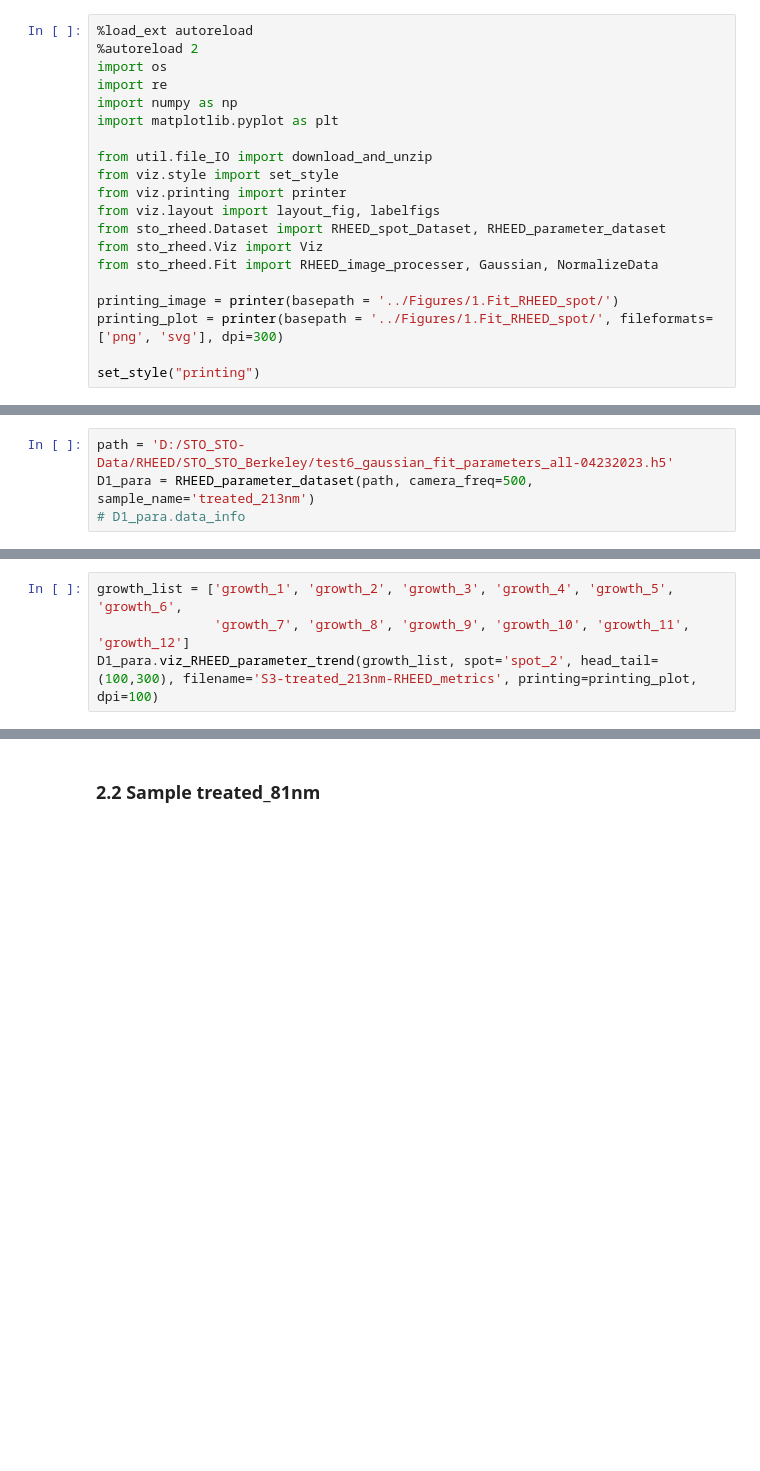
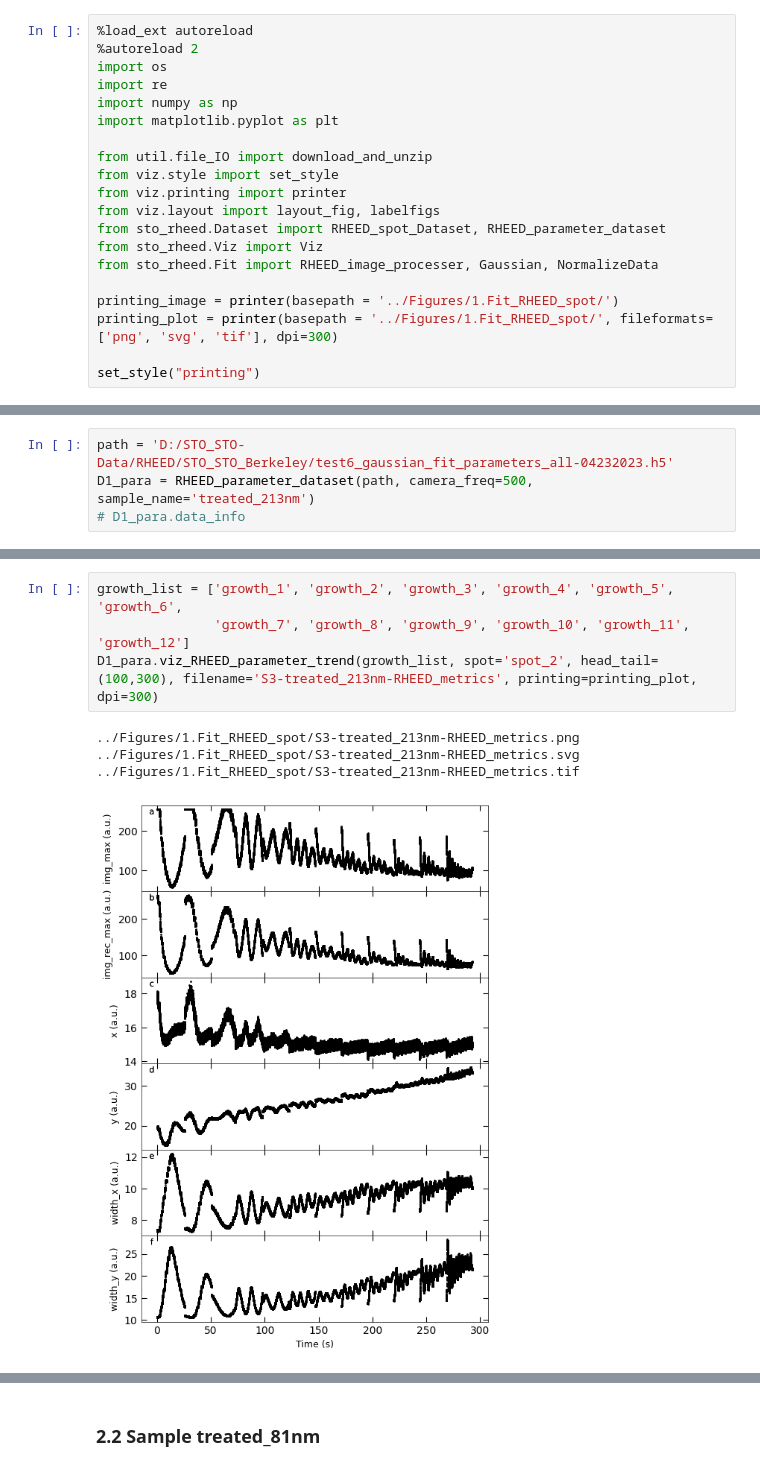
Before and after one commit to m3-learning/Predicting-Pulsed-Laser-Deposition-SrTiO3-Homoepitaxy-Growth-Dynamics-using-RHEED, a Jupyter notebook: book/_build/jupyter_execute/content/3_RHEED_metrics-details.ipynb, the cells around one changed output, grey strips where cells are left out. Saved outputs shown, nothing was run; the diff lists cells and outputs as text; blank space fills up the shorter version.

```diff
--- a/book/_build/jupyter_execute/content/3_RHEED_metrics-details.ipynb
+++ b/book/_build/jupyter_execute/content/3_RHEED_metrics-details.ipynb
@@ -17,6 +17,6 @@ from sto_rheed.Viz import Viz
 from sto_rheed.Fit import RHEED_image_processer, Gaussian, NormalizeData
 
 printing_image = printer(basepath = '../Figures/1.Fit_RHEED_spot/')
-printing_plot = printer(basepath = '../Figures/1.Fit_RHEED_spot/', fileformats=['png', 'svg'], dpi=300)
+printing_plot = printer(basepath = '../Figures/1.Fit_RHEED_spot/', fileformats=['png', 'svg', 'tif'], dpi=300)
 
 set_style("printing")
@@ -103,4 +183,9 @@ D1_para.viz_RHEED_parameter_trend(growth_list, spot='spot_2', metric_list=['img_
 # %%
 growth_list = ['growth_1', 'growth_2', 'growth_3', 'growth_4', 'growth_5', 'growth_6',
                'growth_7', 'growth_8', 'growth_9', 'growth_10', 'growth_11', 'growth_12']
-D1_para.viz_RHEED_parameter_trend(growth_list, spot='spot_2', head_tail=(100,300), filename='S3-treated_213nm-RHEED_metrics', printing=printing_plot, dpi=100)
+D1_para.viz_RHEED_parameter_trend(growth_list, spot='spot_2', head_tail=(100,300), filename='S3-treated_213nm-RHEED_metrics', printing=printing_plot, dpi=300)
+# %% [output]
+../Figures/1.Fit_RHEED_spot/S3-treated_213nm-RHEED_metrics.png
+../Figures/1.Fit_RHEED_spot/S3-treated_213nm-RHEED_metrics.svg
+../Figures/1.Fit_RHEED_spot/S3-treated_213nm-RHEED_metrics.tif
+[figure, added]
```
Also changed, not shown: parts of 40 cells of this notebook, 36 other files.
